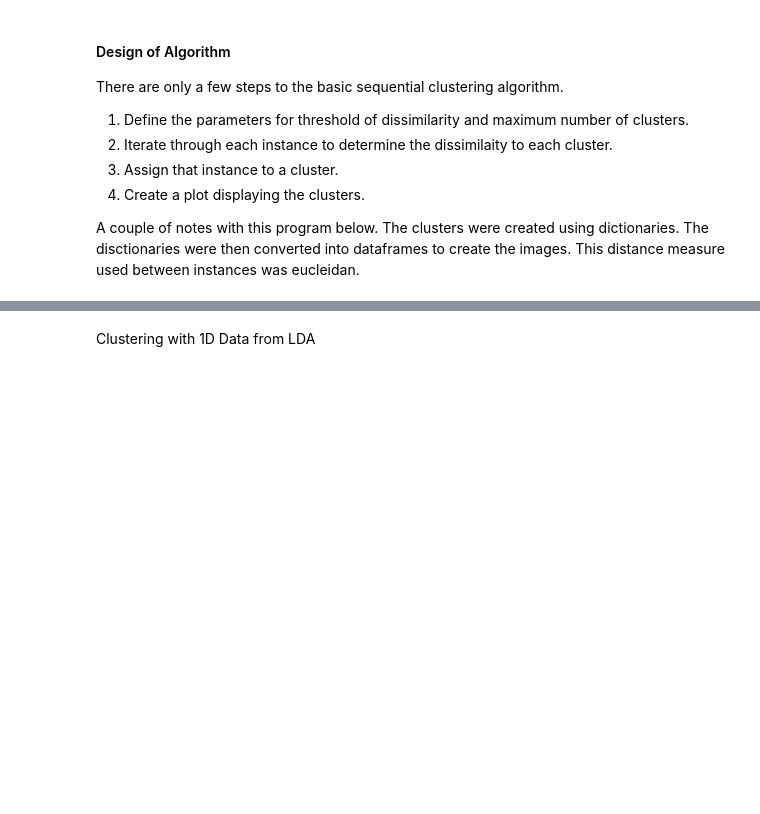
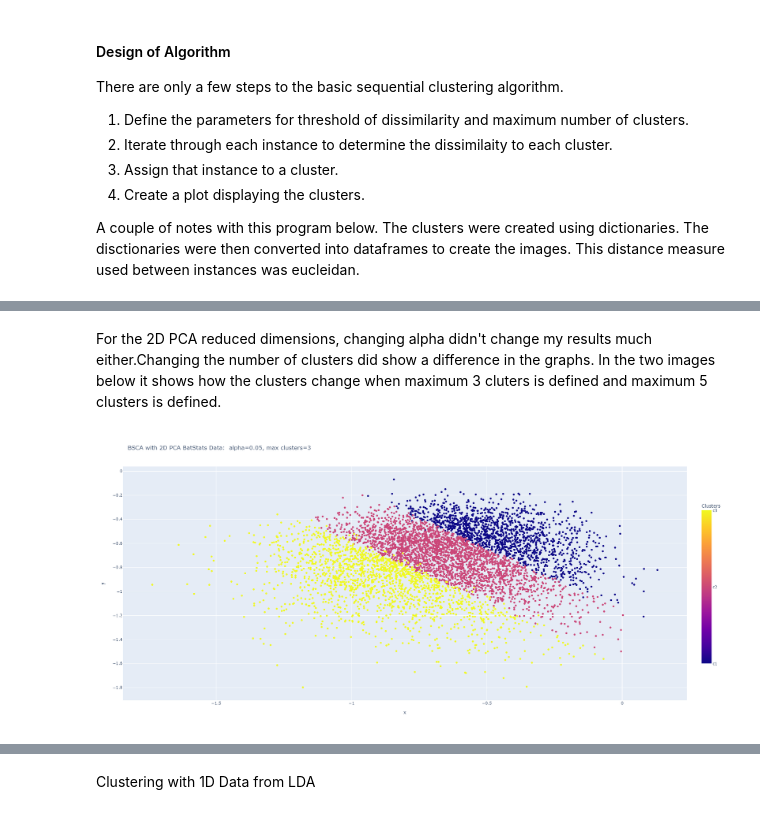
Before and after one commit to michaelzwartz/Unsupervised-ML, a Jupyter notebook: Sem2/BatStats/BSCA.ipynb, the cells around one changed output, grey strips where cells are left out. Drawn from its saved outputs; the diff is of its cells as text; code cells hidden in the pictures; blank space fills up the shorter version.

```diff
--- a/Sem2/BatStats/BSCA.ipynb
+++ b/Sem2/BatStats/BSCA.ipynb
@@ -19,0 +31,6 @@ A couple of notes with this program below. The clusters were created using dicti
+# %% [markdown]
+For the 2D PCA reduced dimensions, changing alpha didn't change my results much either.Changing the number of clusters did show a difference in the graphs. In the two images below it shows how the clusters change when maximum 3 cluters is defined and maximum 5 clusters is defined.
+# %%
+Image(filename='Graphs/2D-05-3.png')
+# %% [output]
+[figure, added]
```
Also changed, not shown: parts of 11 cells of this notebook, 15 other files.
